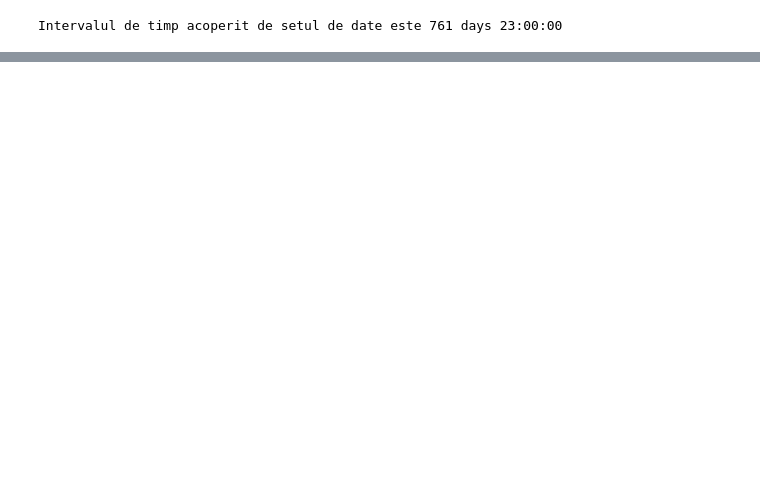
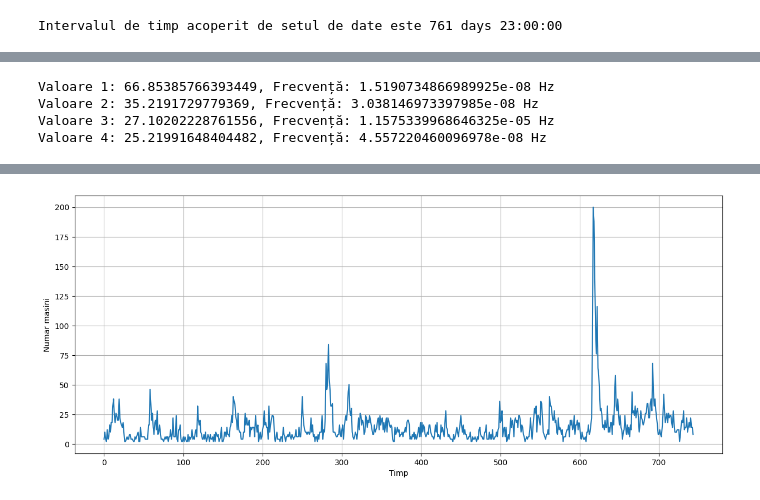
Before and after one commit to laurentiucretu68/ProcesareaSemnalelor, a Jupyter notebook: Laborator5/main.ipynb, the cells around one changed output, grey strips where cells are left out. Cells and saved outputs as stored; diff of their text form; code cells hidden in the pictures; blank space fills up the shorter version.

```diff
--- a/Laborator5/main.ipynb
+++ b/Laborator5/main.ipynb
@@ -75,0 +109,40 @@ plt.show()
+# %%
+# Pct f
+max_index = np.argsort(fft_result)[::-1][:4]
+
+greatest_values = fft_result[max_index]
+freq_for_greatest_values = freq[max_index]
+
+for i in range(4):
+    print(f'Valoare {i + 1}: {greatest_values[i]}, Frecvență: {freq_for_greatest_values[i]} Hz')
+
+# ts = 1 / fs
+# np.sort(1/ freq[max_index] / 3600 / 24) => prima valoare e o zi, celelalte nu-mi dau seama ce specifica
+# %% [output]
+Valoare 1: 66.85385766393449, Frecvență: 1.5190734866989925e-08 Hz
+Valoare 2: 35.2191729779369, Frecvență: 3.038146973397985e-08 Hz
+Valoare 3: 27.10202228761556, Frecvență: 1.1575339968646325e-05 Hz
+Valoare 4: 25.21991648404482, Frecvență: 4.557220460096978e-08 Hz
+# %%
+# Pct g
+import calendar
+
+start_index = dataset.loc[dataset.index > 1000, 'Datetime'][dataset.Datetime.dt.day_name() == 'Monday'].index[0]
+numar_zile = calendar.monthrange(dataset['Datetime'][start_index].year, dataset['Datetime'][start_index].month)[1]
+end_index = start_index + numar_zile * 24
+print(f'Intervalul ales este {dataset.Datetime[start_index]} - {dataset.Datetime[end_index]}')
+
+plt.figure(figsize=(15, 6))
+plt.plot(count[start_index:end_index])
+plt.xlabel('Timp')
+plt.ylabel('Numar masini')
+plt.grid(True)
+
+if not os.path.exists('pct_g'):
+    os.mkdir('pct_g')
+
+plt.savefig(os.path.join('pct_g', f"pct_g.png"))
+plt.savefig(os.path.join('pct_g', f"pct_g.pdf"))
+
+plt.show()
+# %% [output]
@@ -75,0 +150 @@ plt.show()
+[figure, added]
```
Also changed, not shown: parts of 7 cells of this notebook, 14 other files.
